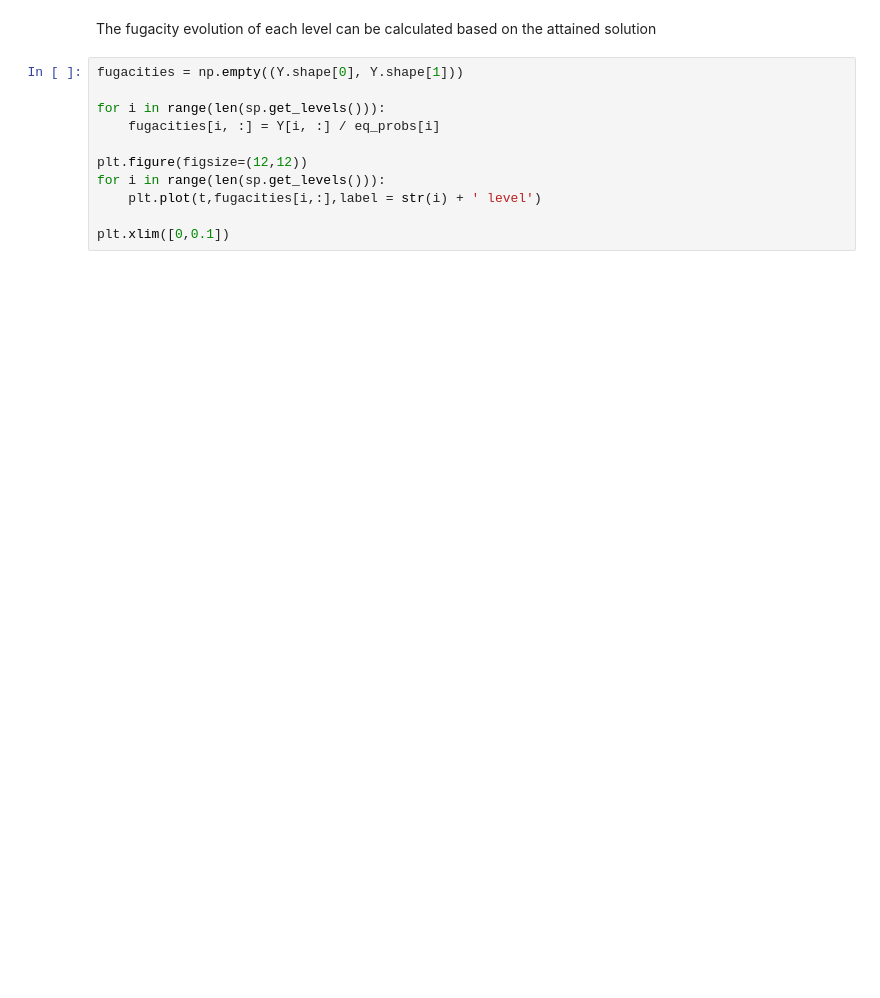
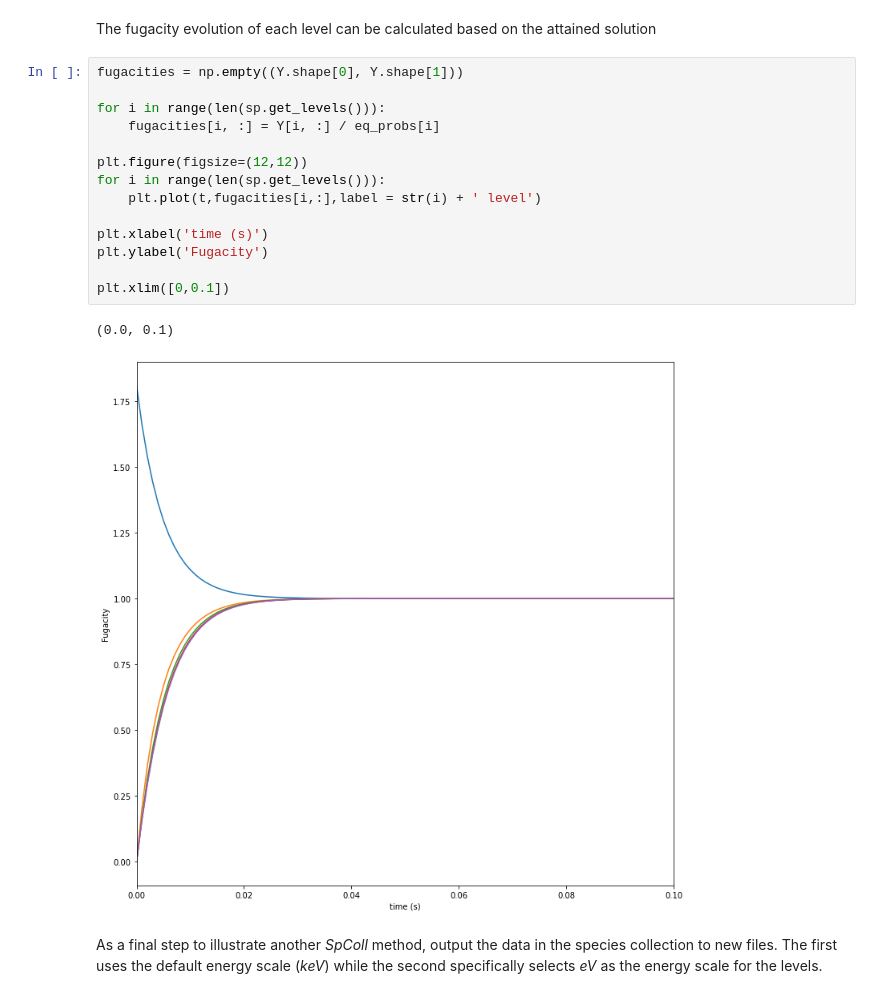
Before and after one commit to jaadt7/lvlspy_tutorial, a Jupyter notebook: validate_and_calculate.ipynb, the cells around one changed output. Saved outputs shown, nothing was run; the diff lists cells and outputs as text; blank space fills up the shorter version.

```diff
--- a/validate_and_calculate.ipynb
+++ b/validate_and_calculate.ipynb
@@ -103,11 +128,19 @@ The fugacity evolution of each level can be calculated based on the attained sol
 # %%
 fugacities = np.empty((Y.shape[0], Y.shape[1]))
 
 for i in range(len(sp.get_levels())):
     fugacities[i, :] = Y[i, :] / eq_probs[i]
 
 plt.figure(figsize=(12,12))
 for i in range(len(sp.get_levels())):
     plt.plot(t,fugacities[i,:],label = str(i) + ' level')
 
+plt.xlabel('time (s)')
+plt.ylabel('Fugacity')
+
 plt.xlim([0,0.1])
+# %% [output]
+(0.0, 0.1)
+[figure, added]
+# %% [markdown]
+As a final step to illustrate another *SpColl* method, output the data in the species collection to new files.  The first uses the default energy scale (*keV*) while the second specifically selects *eV* as the energy scale for the levels.
```
Also changed, not shown: parts of 14 cells of this notebook.
